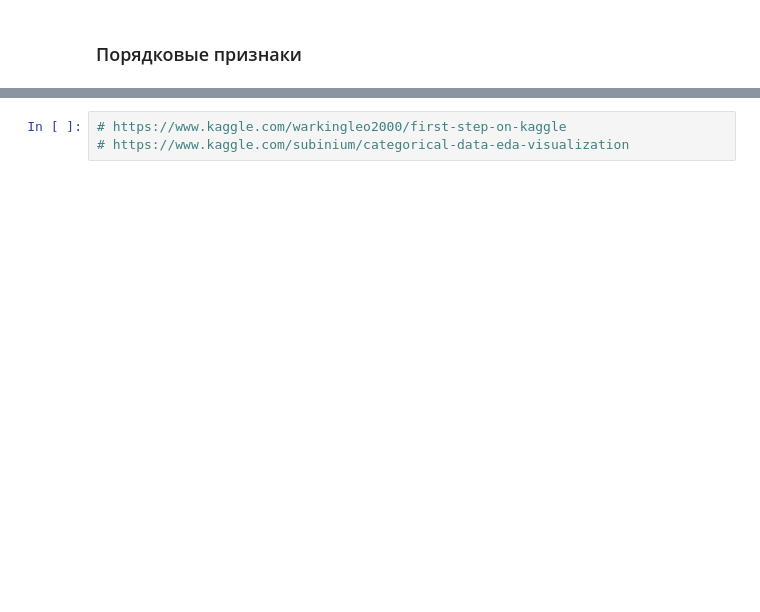
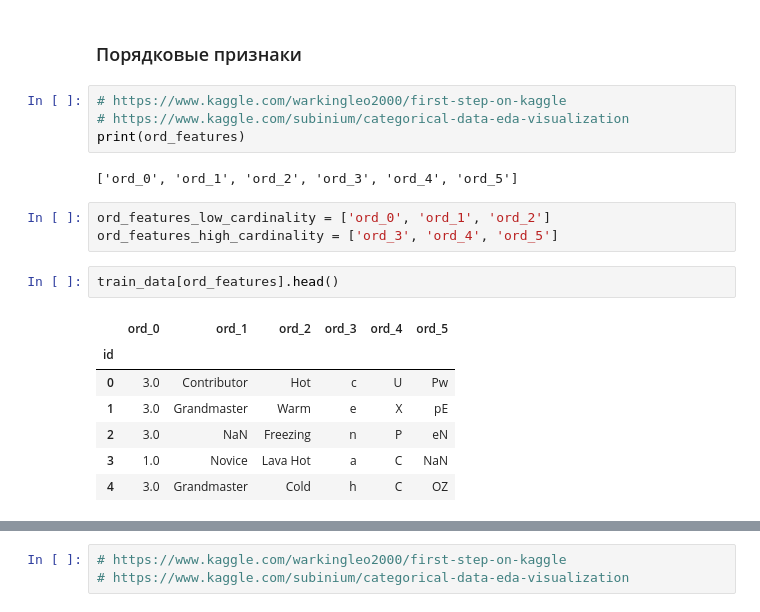
Before and after one commit to tarasovnm/cat_in_the_dat, a Jupyter notebook: 1. EDA.ipynb, the cells around one changed output, grey strips where cells are left out. Cells and saved outputs as stored; diff of their text form; blank space fills up the shorter version.

```diff
--- a/1. EDA.ipynb
+++ b/1. EDA.ipynb
@@ -218,2 +244,21 @@ cyc_features = ['day', 'month']
 # %% [markdown]
 ### Порядковые признаки
+# %%
+# https://www.kaggle.com/warkingleo2000/first-step-on-kaggle
+# https://www.kaggle.com/subinium/categorical-data-eda-visualization
+print(ord_features)
+# %% [output]
+['ord_0', 'ord_1', 'ord_2', 'ord_3', 'ord_4', 'ord_5']
+# %%
+ord_features_low_cardinality = ['ord_0', 'ord_1', 'ord_2']
+ord_features_high_cardinality = ['ord_3', 'ord_4', 'ord_5']
+# %%
+train_data[ord_features].head()
+# %% [output]
+|  | ord_0 | ord_1 | ord_2 | ord_3 | ord_4 | ord_5 |
+| id |  |  |  |  |  |  |
+| 0 | 3.0 | Contributor | Hot | c | U | Pw |
+| 1 | 3.0 | Grandmaster | Warm | e | X | pE |
+| 2 | 3.0 | NaN | Freezing | n | P | eN |
+| 3 | 1.0 | Novice | Lava Hot | a | C | NaN |
+| 4 | 3.0 | Grandmaster | Cold | h | C | OZ |
```
Also changed, not shown: parts of 19 cells of this notebook, 7 other files.
